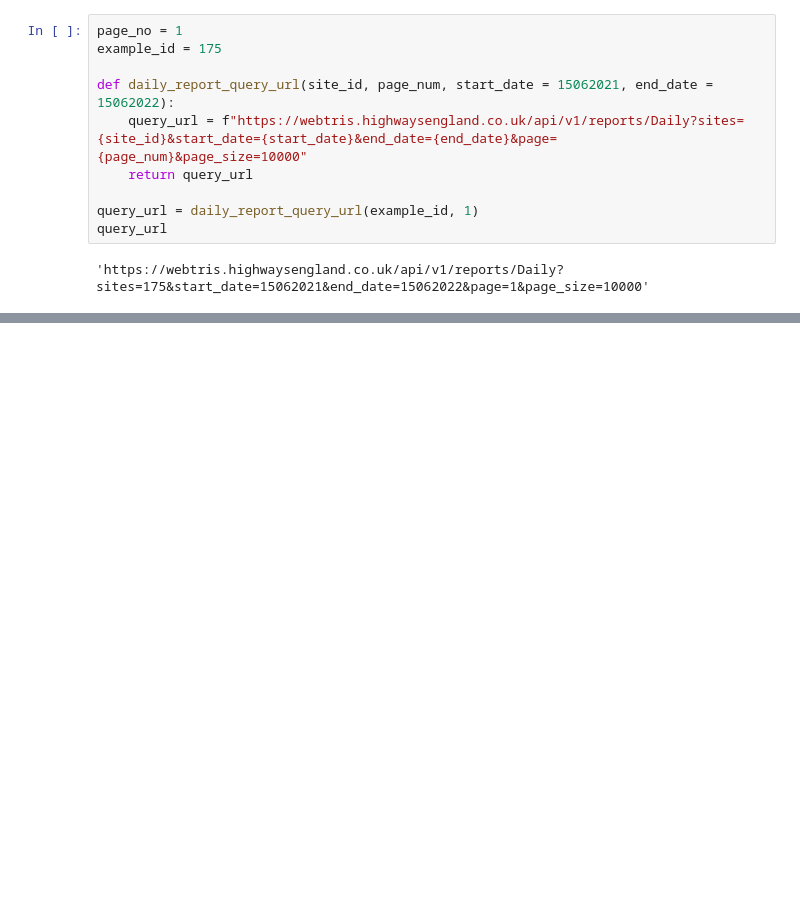
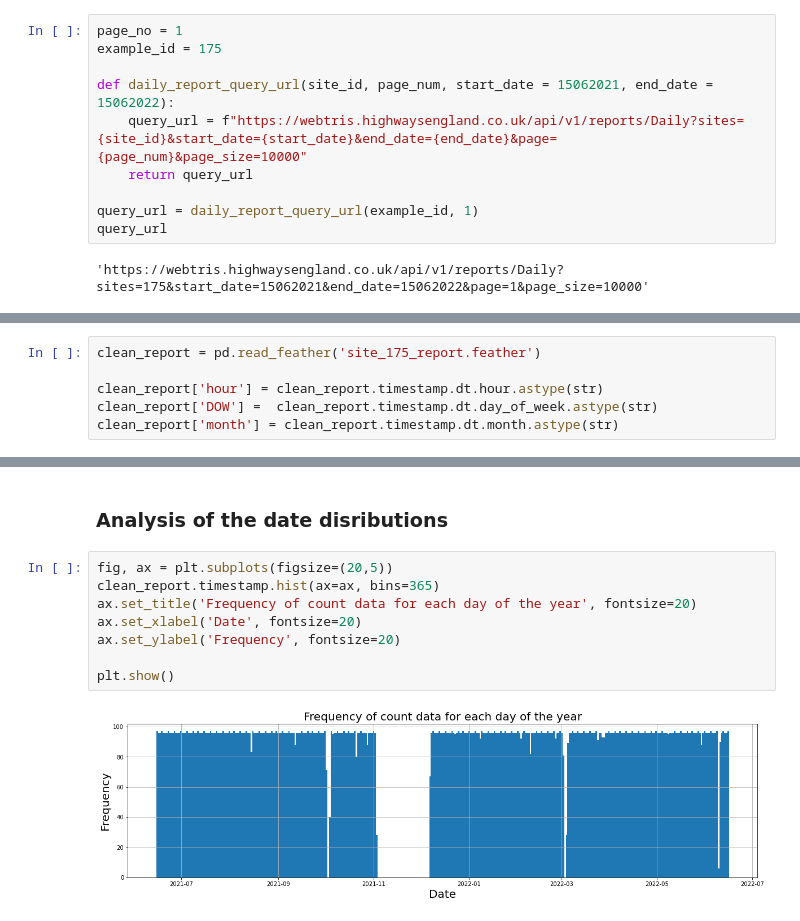
Before and after one commit to JakeRobertBaker/Highways, a Jupyter notebook: Queries.ipynb, the cells around one changed output, grey strips where cells are left out. Saved outputs shown, nothing was run; the diff lists cells and outputs as text; blank space fills up the shorter version.

```diff
--- a/Queries.ipynb
+++ b/Queries.ipynb
@@ -238,0 +296,6 @@ x1
+# %%
+clean_report = pd.read_feather('site_175_report.feather')
+
+clean_report['hour'] = clean_report.timestamp.dt.hour.astype(str)
+clean_report['DOW'] =  clean_report.timestamp.dt.day_of_week.astype(str)
+clean_report['month'] = clean_report.timestamp.dt.month.astype(str)
@@ -238,0 +322,12 @@ x1
+# %% [markdown]
+### Analysis of the date disributions
+# %%
+fig, ax = plt.subplots(figsize=(20,5))
+clean_report.timestamp.hist(ax=ax, bins=365)
+ax.set_title('Frequency of count data for each day of the year', fontsize=20)
+ax.set_xlabel('Date', fontsize=20)
+ax.set_ylabel('Frequency', fontsize=20)
+
+plt.show()
+# %% [output]
+[figure, added]
```
Also changed, not shown: parts of 19 cells of this notebook, 4 other files.
